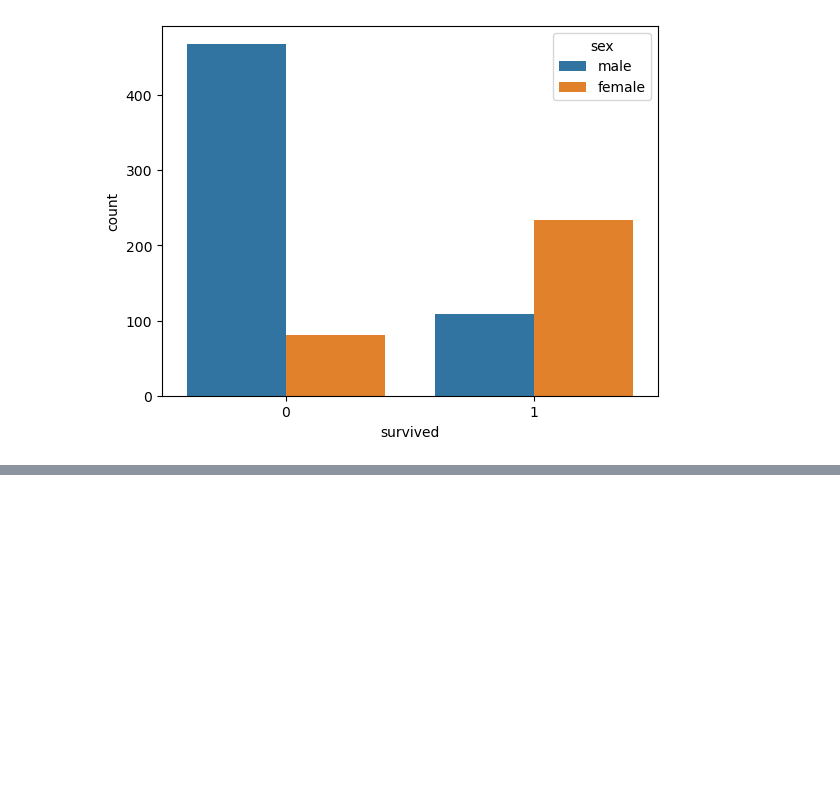
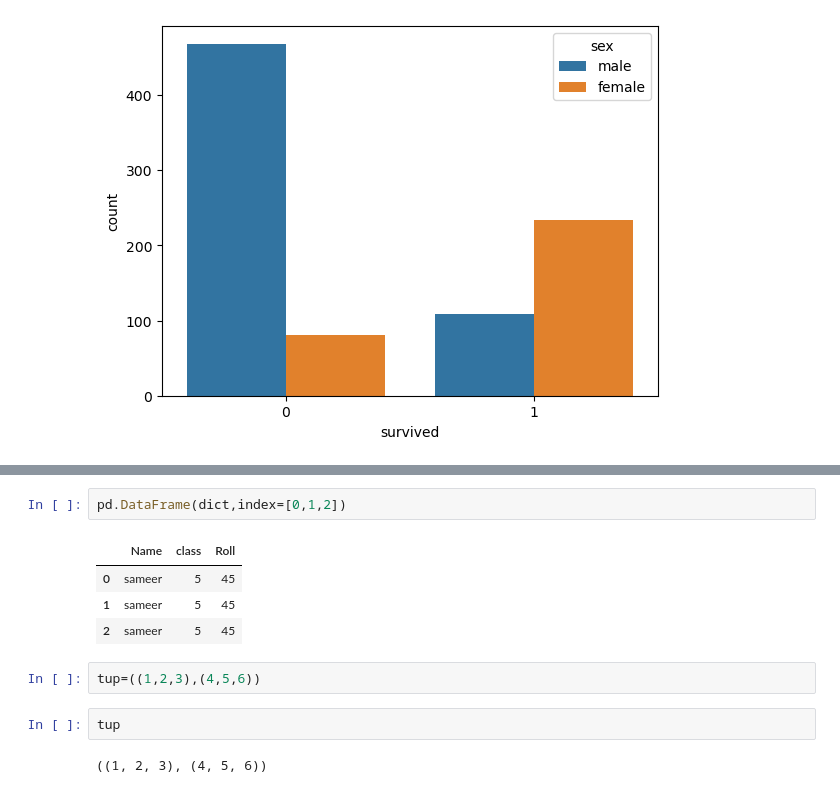
Before and after one commit to Sameershrinath/5th_sem, a Jupyter notebook: PYTHON/DATA_SCIENCE/Visualisation01.ipynb, the cells around one changed output, grey strips where cells are left out. Saved outputs shown, nothing was run; the diff lists cells and outputs as text; blank space fills up the shorter version.

```diff
--- a/PYTHON/DATA_SCIENCE/Visualisation01.ipynb
+++ b/PYTHON/DATA_SCIENCE/Visualisation01.ipynb
@@ -227,0 +237,13 @@ sns.countplot(data=df2,x="survived",hue="sex")
+# %%
+pd.DataFrame(dict,index=[0,1,2])
+# %% [output]
+|  | Name | class | Roll |
+| 0 | sameer | 5 | 45 |
+| 1 | sameer | 5 | 45 |
+| 2 | sameer | 5 | 45 |
+# %%
+tup=((1,2,3),(4,5,6))
+# %%
+tup
+# %% [output]
+((1, 2, 3), (4, 5, 6))
```
Also changed, not shown: parts of 2 cells of this notebook.
